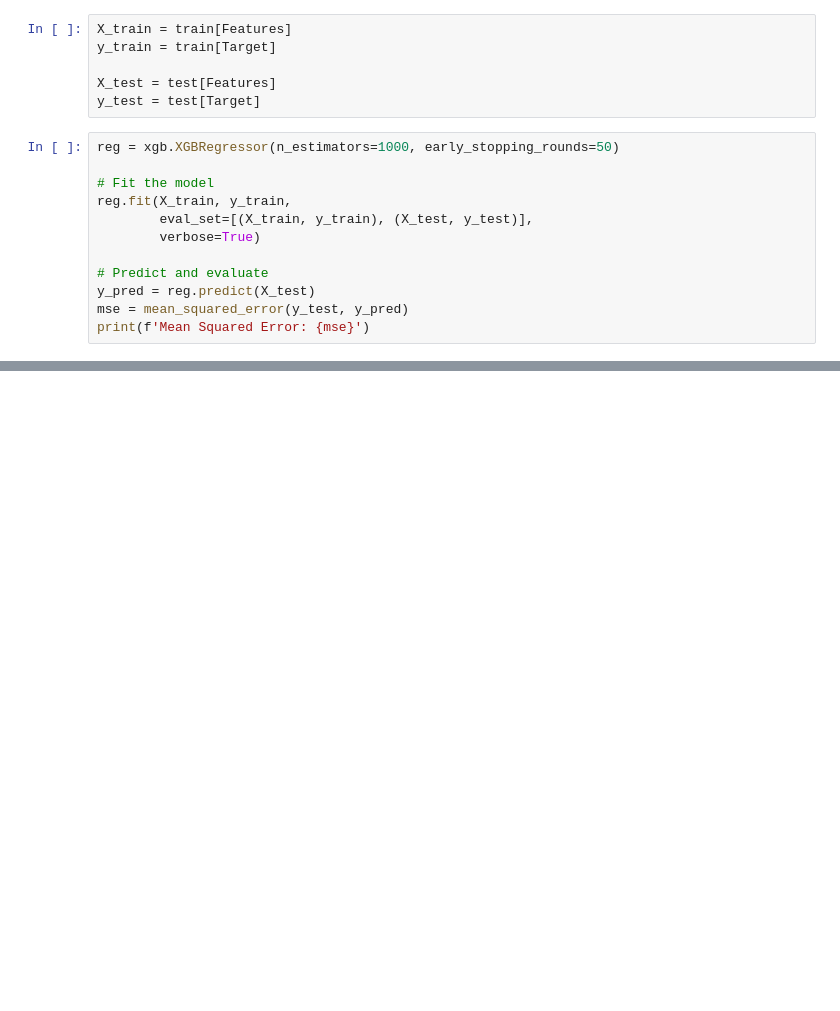
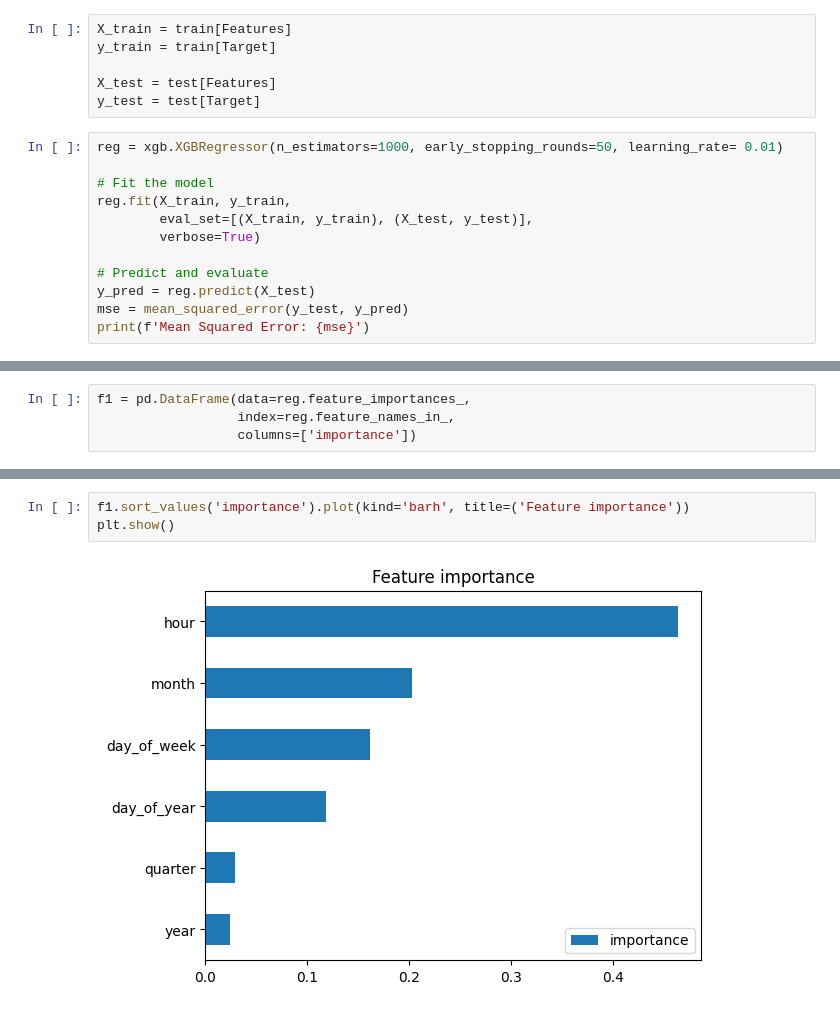
Before and after one commit to THELUKUNTLA-KARTHIK-BABU/Time_series_forecasting, a Jupyter notebook: file.ipynb, the cells around one changed output, grey strips where cells are left out. Saved outputs shown, nothing was run; the diff lists cells and outputs as text; blank space fills up the shorter version.

```diff
--- a/file.ipynb
+++ b/file.ipynb
@@ -170,7 +170,7 @@ y_train = train[Target]
 X_test = test[Features]
 y_test = test[Target]
 # %%
-reg = xgb.XGBRegressor(n_estimators=1000, early_stopping_rounds=50)
+reg = xgb.XGBRegressor(n_estimators=1000, early_stopping_rounds=50, learning_rate= 0.01)
 
 # Fit the model
 reg.fit(X_train, y_train,
@@ -201,0 +202,4 @@ Mean Squared Error: 14130957.07824267
+# %%
+f1 = pd.DataFrame(data=reg.feature_importances_,
+                  index=reg.feature_names_in_,
+                  columns=['importance'])
@@ -201,0 +216,5 @@ Mean Squared Error: 14130957.07824267
+# %%
+f1.sort_values('importance').plot(kind='barh', title=('Feature importance'))
+plt.show()
+# %% [output]
+[figure, added]
```
Also changed, not shown: parts of 2 cells of this notebook.
